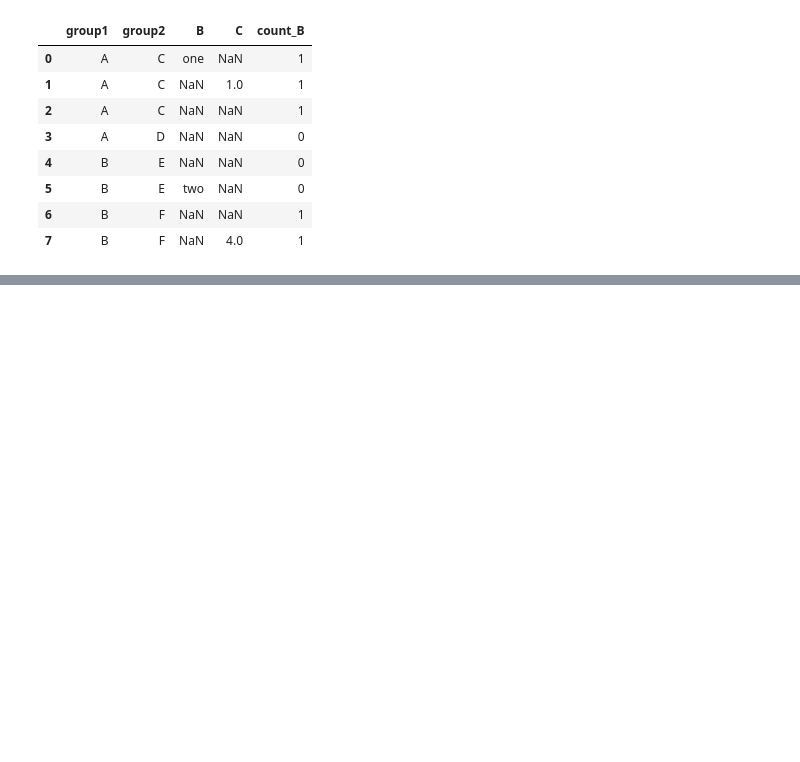
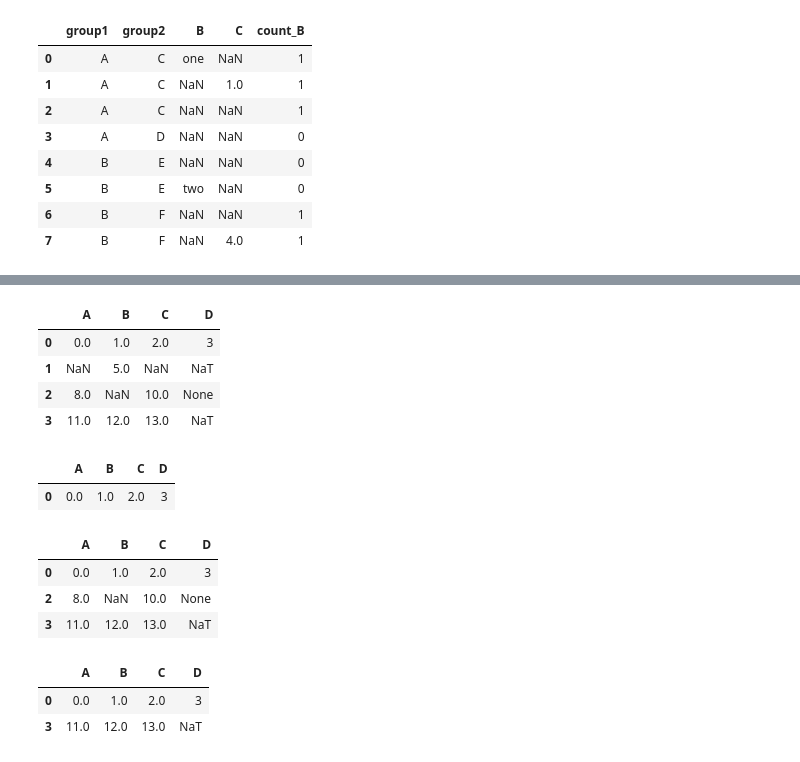
Before and after one commit to sonichandni/Pandas-practice, a Jupyter notebook: panda.ipynb, the cells around one changed output, grey strips where cells are left out. Drawn from its saved outputs; the diff is of its cells as text; code cells hidden in the pictures; blank space fills up the shorter version.

```diff
--- a/panda.ipynb
+++ b/panda.ipynb
@@ -398,0 +517,30 @@ df
+# %%
+df = pd.DataFrame([[0,1,2,3],
+                  [None,5,None,pd.NaT],
+                  [8,None,10,None],
+                  [11,12,13,pd.NaT]],columns=list('ABCD'))
+df
+# %% [output]
+|  | A | B | C | D |
+| 0 | 0.0 | 1.0 | 2.0 | 3 |
+| 1 | NaN | 5.0 | NaN | NaT |
+| 2 | 8.0 | NaN | 10.0 | None |
+| 3 | 11.0 | 12.0 | 13.0 | NaT |
+# %%
+df.dropna()
+# %% [output]
+|  | A | B | C | D |
+| 0 | 0.0 | 1.0 | 2.0 | 3 |
+# %%
+df.dropna(subset=['C'])
+# %% [output]
+|  | A | B | C | D |
+| 0 | 0.0 | 1.0 | 2.0 | 3 |
+| 2 | 8.0 | NaN | 10.0 | None |
+| 3 | 11.0 | 12.0 | 13.0 | NaT |
+# %%
+df.dropna(subset=['B','C'])
+# %% [output]
+|  | A | B | C | D |
+| 0 | 0.0 | 1.0 | 2.0 | 3 |
+| 3 | 11.0 | 12.0 | 13.0 | NaT |
```
Also changed, not shown: parts of 14 cells of this notebook.
